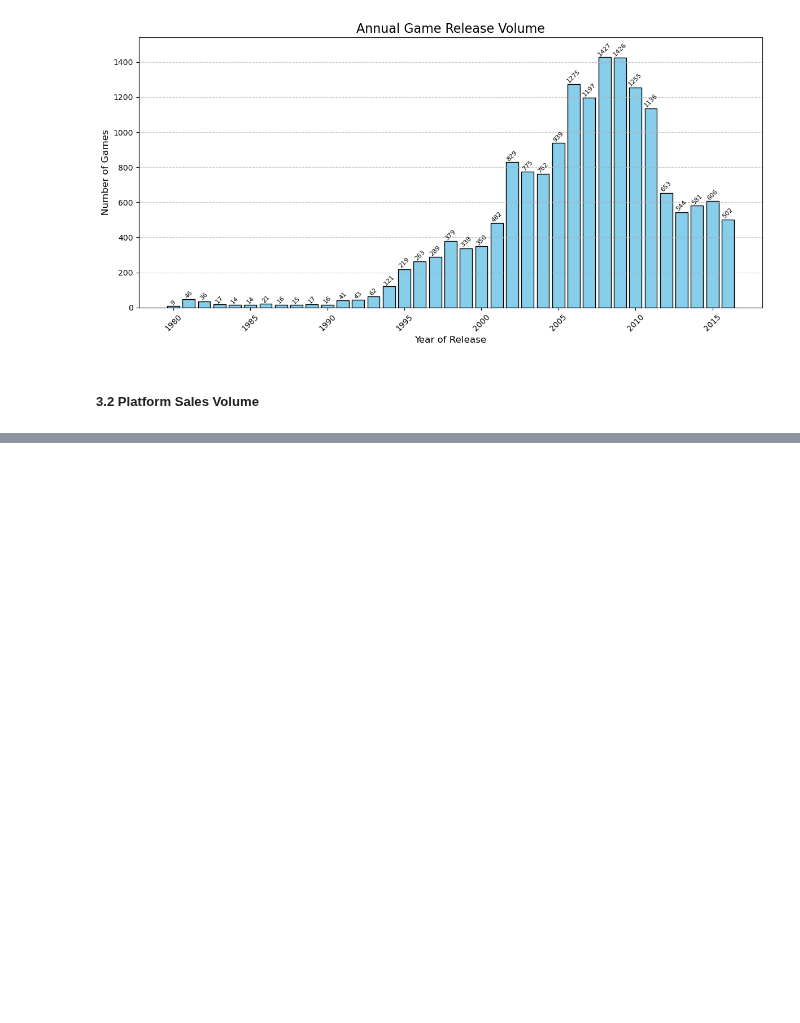
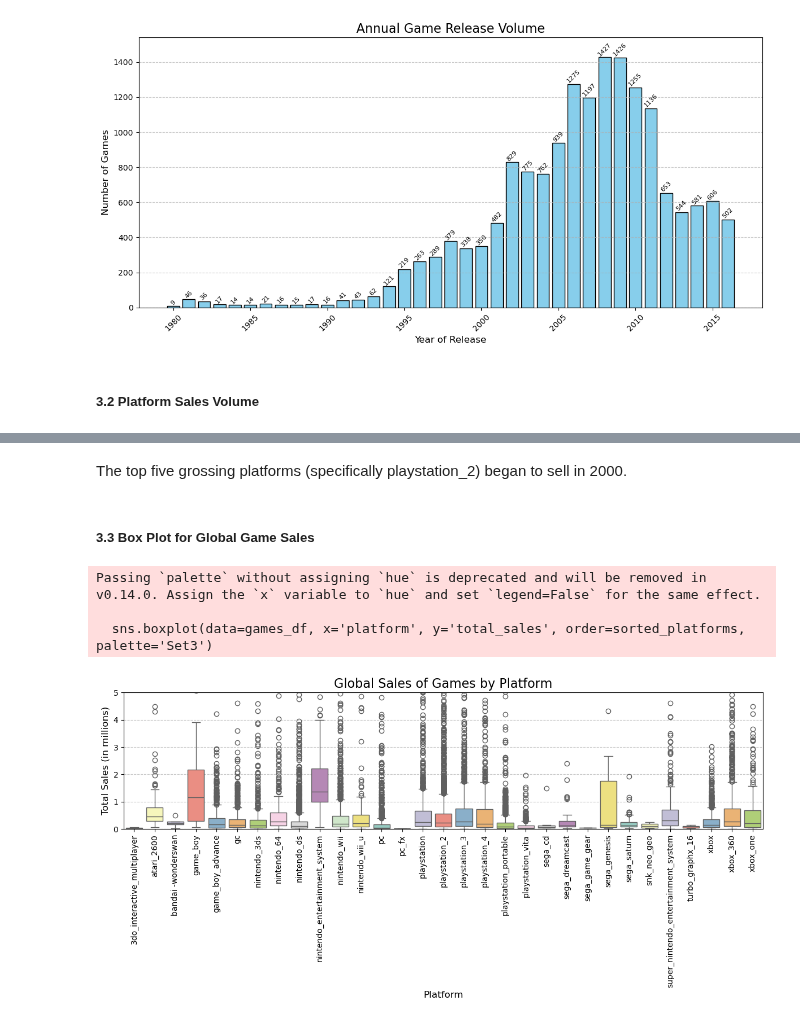
Before and after one commit to DHE42/ice-sales-analysis, a Jupyter notebook: analysis_notebook.ipynb, the cells around one changed output, grey strips where cells are left out. Saved outputs shown, nothing was run; the diff lists cells and outputs as text; code cells hidden in the pictures; blank space fills up the shorter version.

```diff
--- a/analysis_notebook.ipynb
+++ b/analysis_notebook.ipynb
@@ -357,0 +386,26 @@ plt.show()
+# %% [markdown]
+The top five grossing platforms (specifically playstation_2) began to sell in 2000.
+# %% [markdown]
+##### 3.3 Box Plot for Global Game Sales
+# %%
+# Sort the platforms alphabetically for the x-axis
+sorted_platforms = sorted(games_df['platform'].unique())
+plt.figure(figsize=(12, 6))
+sns.boxplot(data=games_df, x='platform', y='total_sales', order=sorted_platforms, palette='Set3')
+
+# Customize the plot
+plt.title('Global Sales of Games by Platform', fontsize=16)
+plt.xlabel('Platform', fontsize=12)
+plt.ylabel('Total Sales (in millions)', fontsize=12)
+plt.xticks(rotation=90)  # Rotate x-axis labels for better readability
+plt.ylim(0, 5)  # Set y-axis limit to focus on the majority of data points
+plt.grid(axis='y', linestyle='--', alpha=0.7)
+
+# Show the plot
+plt.tight_layout()
+plt.show()
+# %% [output]
+Passing `palette` without assigning `hue` is deprecated and will be removed in v0.14.0. Assign the `x` variable to `hue` and set `legend=False` for the same effect.
+
+  sns.boxplot(data=games_df, x='platform', y='total_sales', order=sorted_platforms, palette='Set3')
+[figure, added]
```
Also changed, not shown: parts of 12 cells of this notebook.
